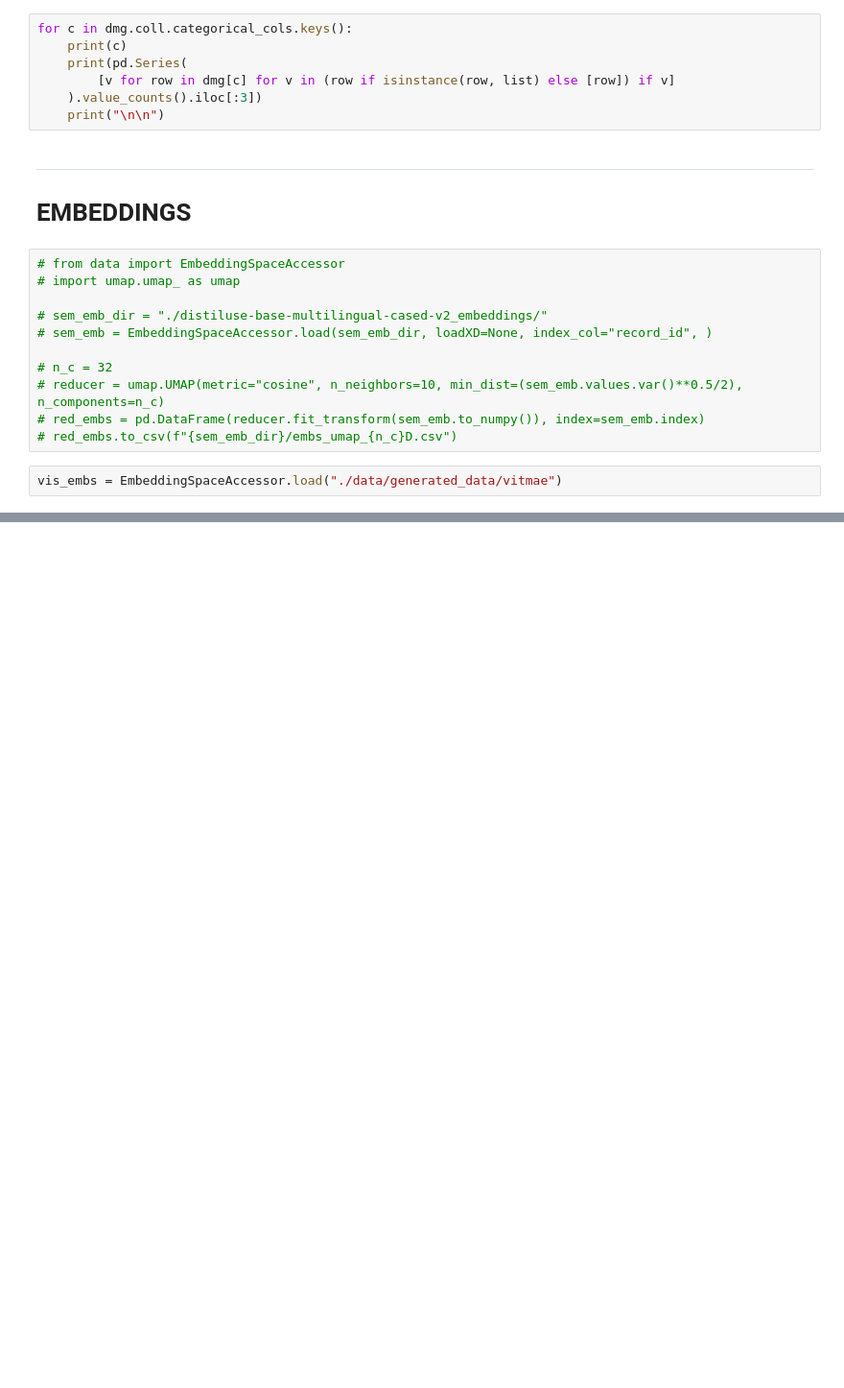
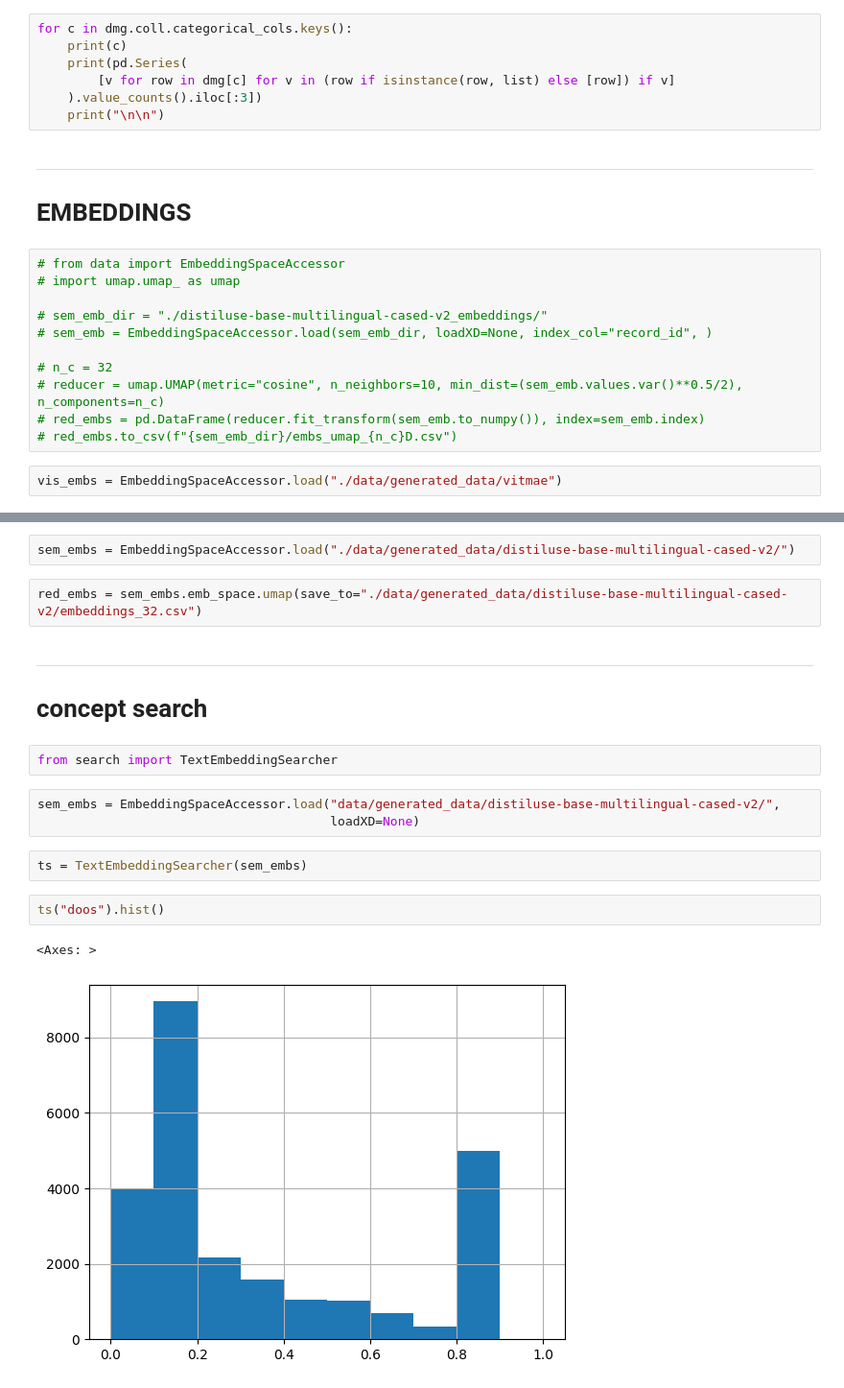
Before and after one commit to serendipity-searcher/web_backend, a Jupyter notebook: dev_search.ipynb, the cells around one changed output, grey strips where cells are left out. Shown at 96% size. Drawn from its saved outputs; the diff is of its cells as text; blank space fills up the shorter version.

```diff
--- a/dev_search.ipynb
+++ b/dev_search.ipynb
@@ -171,0 +177,19 @@ vs = EmbeddingSearcher(vis_embs, name="VisualSearcher")
+# %%
+sem_embs = EmbeddingSpaceAccessor.load("./data/generated_data/distiluse-base-multilingual-cased-v2/")
+# %%
+red_embs = sem_embs.emb_space.umap(save_to="./data/generated_data/distiluse-base-multilingual-cased-v2/embeddings_32.csv")
+# %% [markdown]
+---
+# concept search
+# %%
+from search import TextEmbeddingSearcher
+# %%
+sem_embs = EmbeddingSpaceAccessor.load("data/generated_data/distiluse-base-multilingual-cased-v2/",
+                                       loadXD=None)
+# %%
+ts = TextEmbeddingSearcher(sem_embs)
+# %%
+ts("doos").hist()
+# %% [output]
+<Axes: >
+[figure, added]
```
Also changed, not shown: parts of 11 cells of this notebook, 6 other files.
